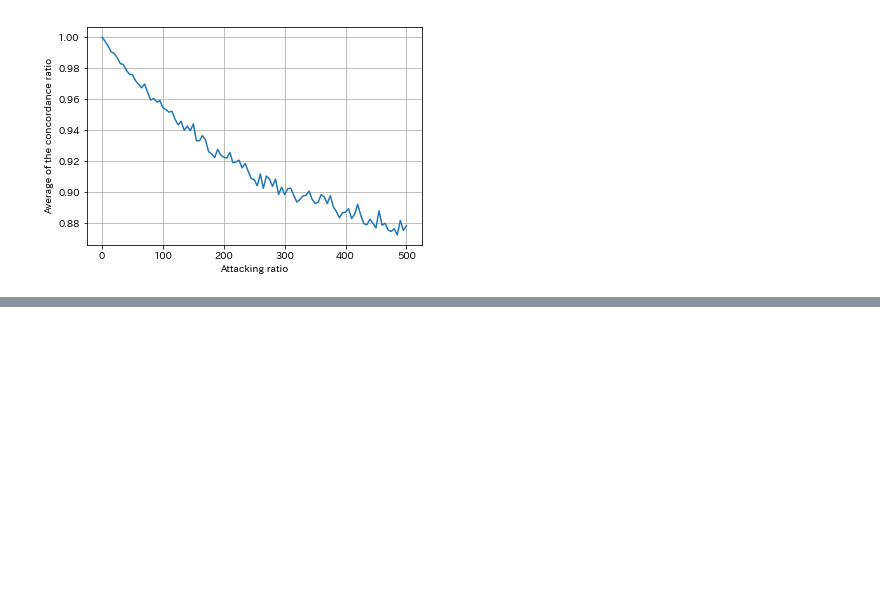
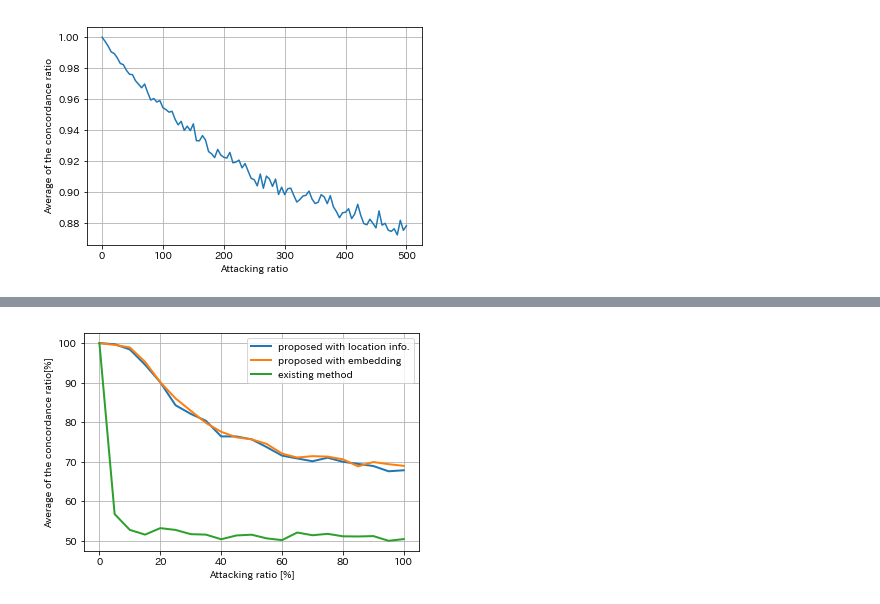
Before and after one commit to yuta1331/watermark, a Jupyter notebook: jupyter/attack_evaluation.ipynb, the cells around one changed output, grey strips where cells are left out. Cells and saved outputs as stored; diff of their text form; code cells hidden in the pictures; blank space fills up the shorter version.

```diff
--- a/jupyter/attack_evaluation.ipynb
+++ b/jupyter/attack_evaluation.ipynb
@@ -128,0 +149,4 @@ attacks_show(result_dict_list, legend_l, 'del')
+# %%
+concordance_show(result_dict_list, legend_l, 'replace')
+# %% [output]
+[figure, added]
```
Also changed, not shown: parts of 14 cells of this notebook.
